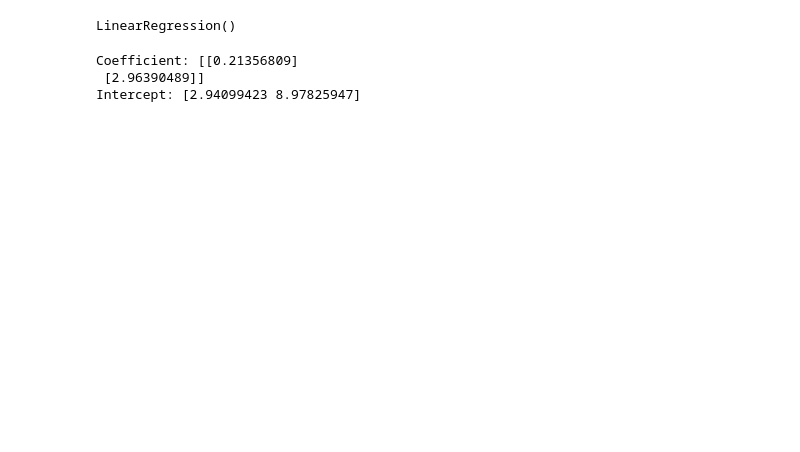
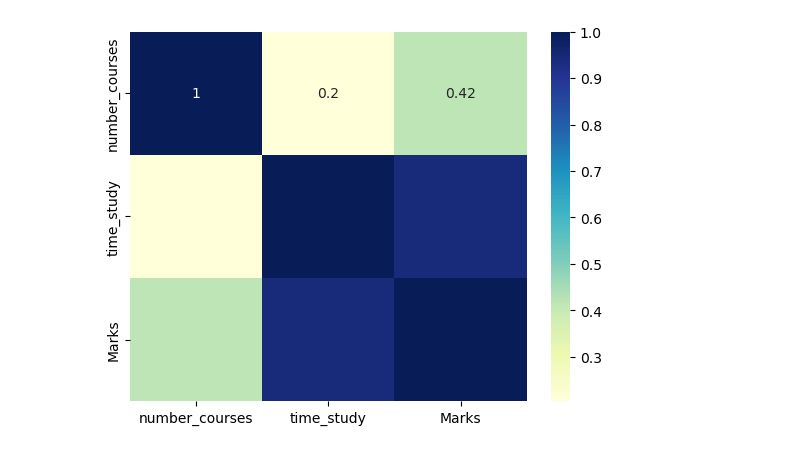
Before and after one commit to pradip292/ML_Lab_T3_64, a Jupyter notebook: Lab2/main.ipynb, the cells around one changed output. Cells and saved outputs as stored; diff of their text form; code cells hidden in the pictures; blank space fills up the shorter version.

```diff
--- a/Lab2/main.ipynb
+++ b/Lab2/main.ipynb
@@ -79,0 +16,4 @@ y = df_sal.iloc[:, 1:]  # dependent
+# %%
+#Read the given CSV file, and view some sample records
+data = pd.read_csv( "Student_Marks.csv" )
+data.head()
@@ -79,0 +35,6 @@ y = df_sal.iloc[:, 1:]  # dependent
+# %%
+#To plot heatmap to find out correlations
+sns.heatmap( data.corr(), cmap = 'YlGnBu', annot = True )
+plt.show()
+# %% [output]
+[figure, added]
@@ -83,6 +46,0 @@ X_train, X_test, y_train, y_test = train_test_split(X, y, test_size = 0.2, rando
-# %%
-# Regressor model
-regressor = LinearRegression()
-regressor.fit(X_train, y_train)
-# %% [output]
-LinearRegression()
@@ -93,8 +46,0 @@ y_pred_train = regressor.predict(X_train)   # predicted value of y_train
-# %%
-# Regressor coefficients and intercept
-print(f'Coefficient: {regressor.coef_}')
-print(f'Intercept: {regressor.intercept_}')
-# %% [output]
-Coefficient: [[0.21356809]
- [2.96390489]]
-Intercept: [2.94099423 8.97825947]
```
Also changed, not shown: parts of 22 cells of this notebook, 1 other file.
